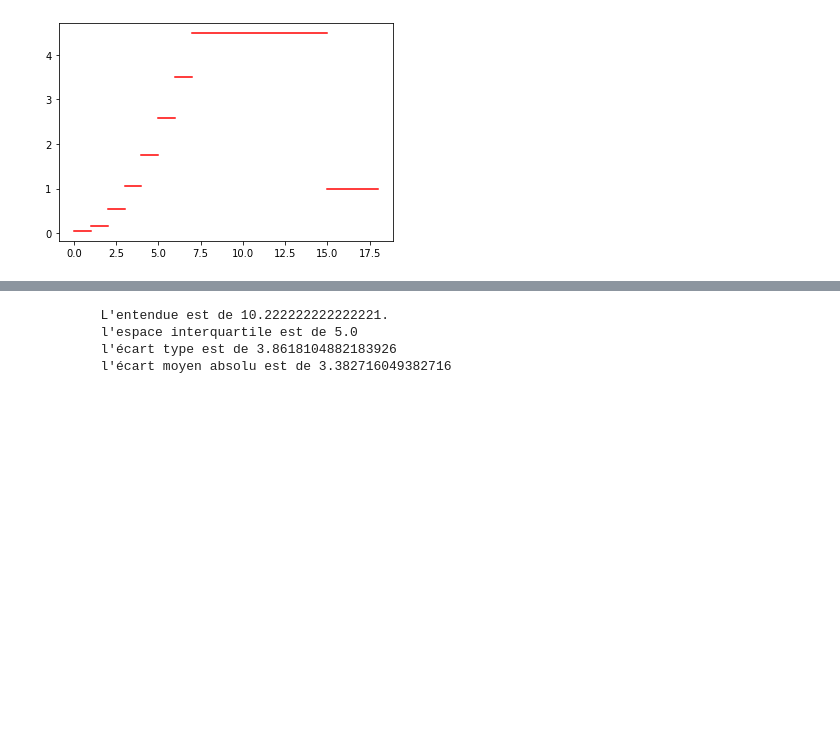
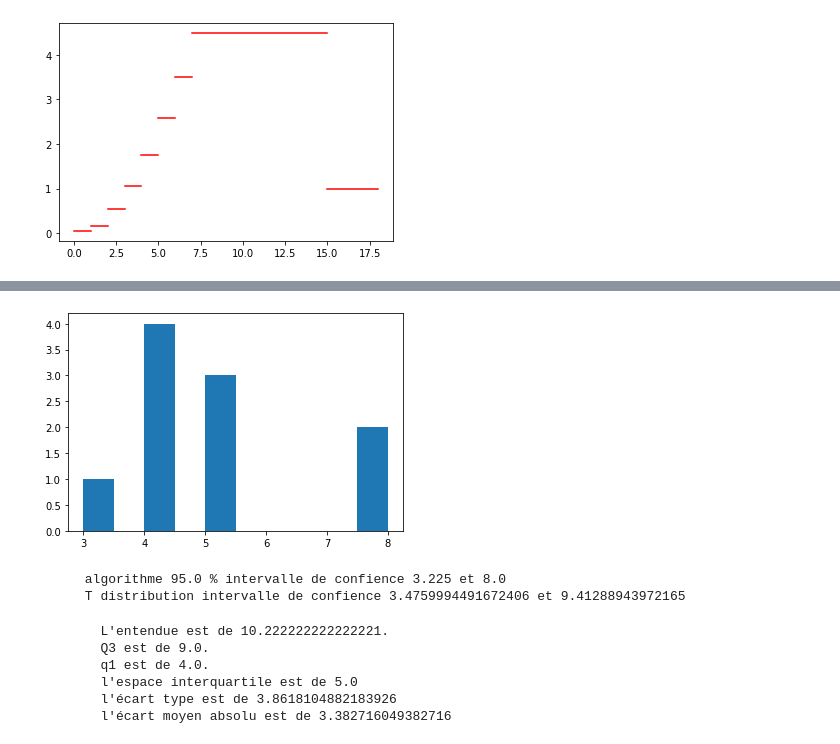
Before and after one commit to ticuss/IA-School-projects, a Jupyter notebook: Regression_lineaire/Bogdanas_Constantin_exam_reg.ipynb, the cells around one changed output, grey strips where cells are left out. Drawn from its saved outputs; the diff is of its cells as text; code cells hidden in the pictures; blank space fills up the shorter version.

```diff
--- a/Regression_lineaire/Bogdanas_Constantin_exam_reg.ipynb
+++ b/Regression_lineaire/Bogdanas_Constantin_exam_reg.ipynb
@@ -126,22 +129,74 @@ print(f"""
+# %%
+# intervalle de confience
+# Premièrement on va calculer la moyenne = 6.444444444444445. et l'écart type = 3.8618104882183926 de cet échantillon.
+# Choisissez votre degré de confiance = 95%
+# On a 9 elements donc on a 9-1 = 8 degree of freedom
+# (1 – 0.95) / 2 = 0.025
+# avec le degree of freedom de 8 et alpha =0.025 on peut trouver dans le tablea de distribution T = 2.306
+# On divise l'ecart type = 3.8618104882183926 avec le sqrt(9) = 3  1,287270162739464e16
+# on multiplie 2.306 par 1,287270162739464e16 = 2,968444995277204
+# lower bond = 6.444444444444445 - 2.968444995277204 = 3.4759994491672406
+# upper bond = 6.444444444444445 + 2.968444995277204 = 9.41288943972165
+
+import numpy
+from sklearn.utils import resample
+
+x = numpy.array(nb_femmes)
+
+n_iterations = 10
+n_size = int(len(x))
+
+medians = list()
+for i in range(n_iterations):
+   s = resample(x, n_samples=n_size);
+   m = numpy.median(s);
+   medians.append(m)
+
+plt.hist(medians)
+plt.show()
+
+alpha = 0.95
+p = ((1.0-alpha)/2.0) * 100
+lower =  numpy.percentile(medians, p)
+p = (alpha+((1.0-alpha)/2.0)) * 100
+upper =  numpy.percentile(medians, p)
+
+print(f"""
+      algorithme {alpha*100} % intervalle de confience {lower} et {upper}
+      T distribution intervalle de confience { 3.4759994491672406} et {9.41288943972165}
+       """)
+# %% [output]
+[figure, added]
+      algorithme 95.0 % intervalle de confience 3.225 et 8.0
+      T distribution intervalle de confience 3.4759994491672406 et 9.41288943972165
 # %%
+# pour trouver le interquartile on a besoin de quartile 3 et quartile 1
+# Le troisième quartile Q3 est la plus petite valeur de la série telle qu'au moins 75% des
+# valeurs sont inférieures ou égales à Q3.
+# Le premier quartile Q1 est la plus grande valeur de la série telle qu'au moins 25% des
+# Donc Q1 = 1/4 * (effectif total) = 4
+# Q3 = 3/4 * (effectif total)= 9
+# L' interquartile = Q3 - Q1 = 9 - 4 = 5
 
-
-
-#calculate interquartile range
 q3, q1 = np.percentile(nb_femmes, [75 ,25])
 iqr = q3 - q1
 iqr
 
+# L’étendue est la différence entre la plus grande valeur et la plus petite valeur
 entendue = 15 -np.mean(nb_enfants)
 
 print(f"""
         L'entendue est de {entendue}.
+        Q3 est de {q3}.
+        q1 est de {q1}.
         l'espace interquartile est de {iqr}
         l'écart type est de {np.std(nb_femmes)}
         l'écart moyen absolu est de {np.mean(np.absolute(nb_femmes - np.mean(nb_femmes)))}
     """)
 # %% [output]
         L'entendue est de 10.222222222222221.
+        Q3 est de 9.0.
+        q1 est de 4.0.
         l'espace interquartile est de 5.0
         l'écart type est de 3.8618104882183926
         l'écart moyen absolu est de 3.382716049382716
```
Also changed, not shown: parts of 32 cells of this notebook, 48 other files.
